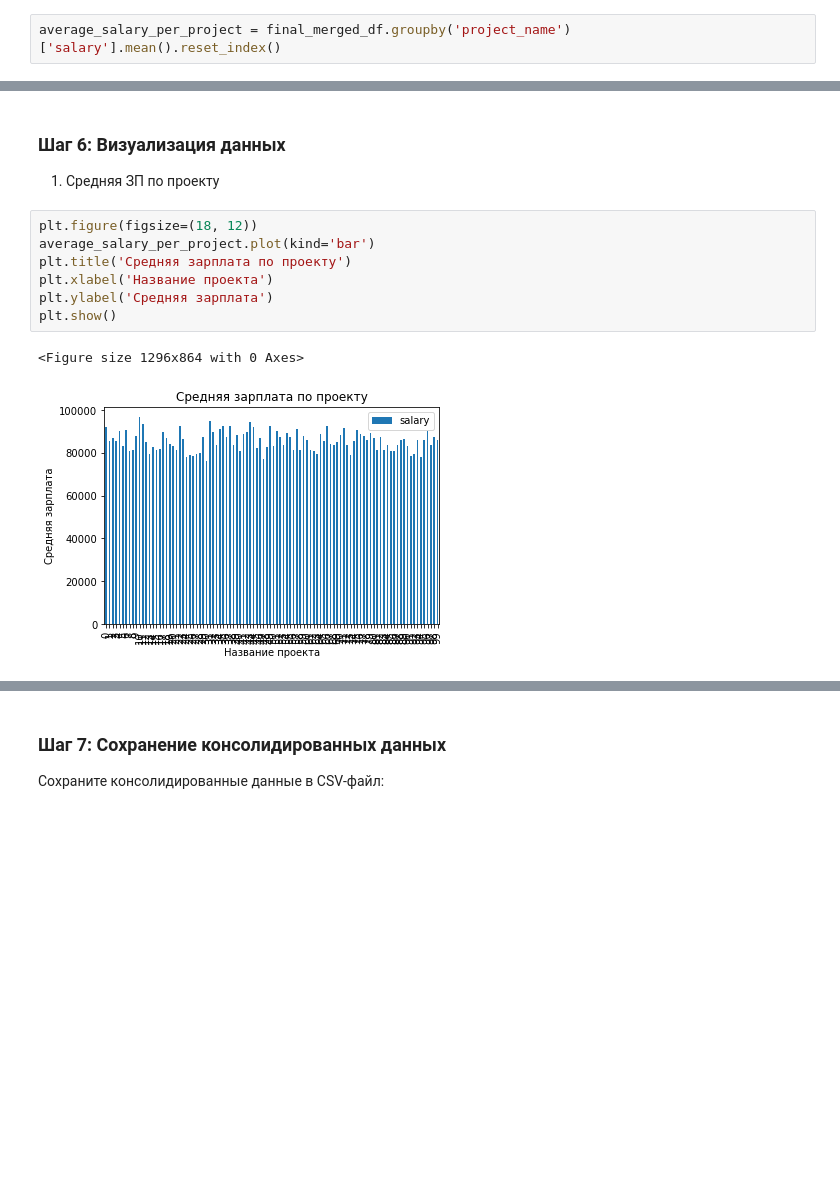
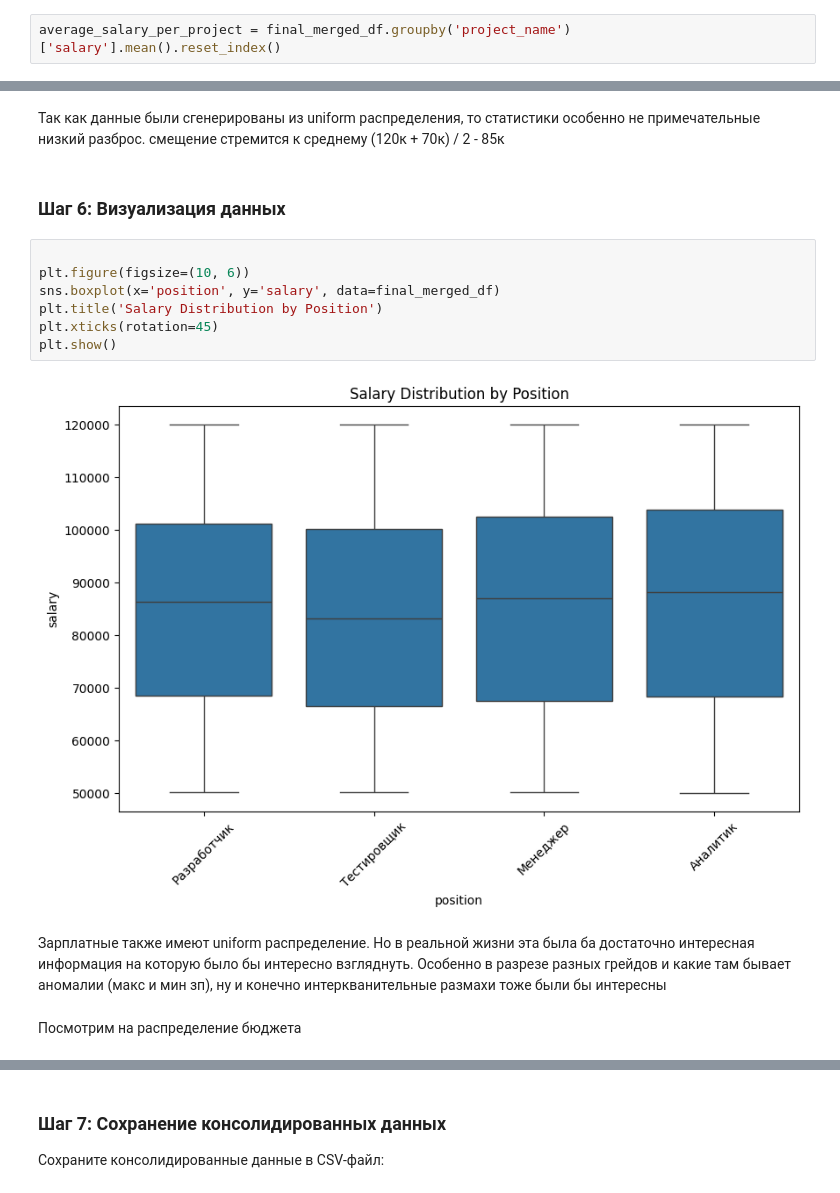
Before and after one commit to alexeevkv/data-collection, a Jupyter notebook: pr_3/PW_03_Алексеев_КВ.ipynb, the cells around one changed output, grey strips where cells are left out. Cells and saved outputs as stored; diff of their text form; blank space fills up the shorter version.

```diff
--- a/pr_3/PW_03_Алексеев_КВ.ipynb
+++ b/pr_3/PW_03_Алексеев_КВ.ipynb
@@ -174,13 +213,17 @@ average_salary_per_project
+# %% [markdown]
+Так как данные были сгенерированы из uniform распределения, то статистики особенно не примечательные низкий разброс. смещение стремится к среднему (120к + 70к) / 2 - 85к
 # %% [markdown]
 ### Шаг 6: Визуализация данных
-1. Средняя ЗП по проекту
-# %%
-plt.figure(figsize=(18, 12))
-average_salary_per_project.plot(kind='bar')
-plt.title('Средняя зарплата по проекту')
-plt.xlabel('Название проекта')
-plt.ylabel('Средняя зарплата')
-plt.show()
-# %% [output]
-<Figure size 1296x864 with 0 Axes>
-[figure, removed]
+# %%
+
+plt.figure(figsize=(10, 6))
+sns.boxplot(x='position', y='salary', data=final_merged_df)
+plt.title('Salary Distribution by Position')
+plt.xticks(rotation=45)
+plt.show()
+# %% [output]
+[figure, added]
+# %% [markdown]
+Зарплатные также имеют uniform распределение. Но в реальной жизни эта была ба достаточно интересная информация на которую было бы интересно взгляднуть. Особенно в разрезе разных грейдов и какие там бывает аномалии (макс и мин зп), ну и конечно интеркванительные размахи тоже были бы интересны
+# %% [markdown]
+Посмотрим на распределение бюджета
```
Also changed, not shown: parts of 15 cells of this notebook, 3 other files.
